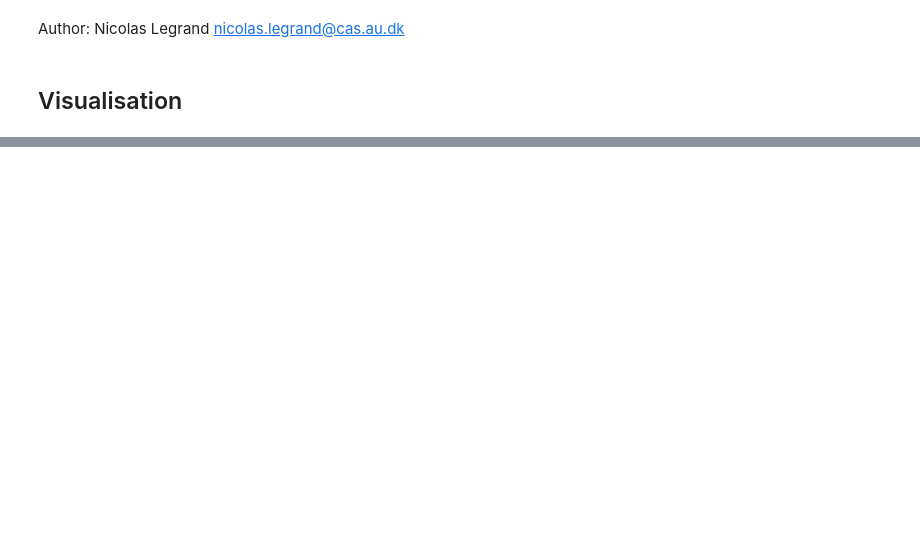
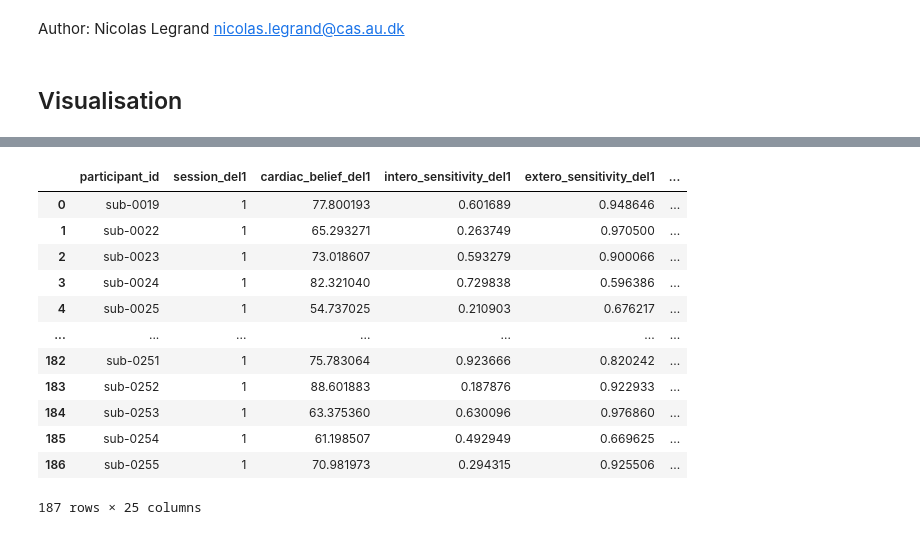
Before and after one commit to LegrandNico/ComputationalCardioception, a Jupyter notebook: code/notebooks/Figure_3_intero_extero.ipynb, the cells around one changed output, grey strips where cells are left out. Saved outputs shown, nothing was run; the diff lists cells and outputs as text; code cells hidden in the pictures; blank space fills up the shorter version.

```diff
--- a/code/notebooks/Figure_3_intero_extero.ipynb
+++ b/code/notebooks/Figure_3_intero_extero.ipynb
@@ -62,6 +62,22 @@ merged = pd.merge(
     on="participant_id",
     suffixes=("_del1", "_del2"),
 )
+# %%
+merged
+# %% [output]
+|  | participant_id | session_del1 | cardiac_belief_del1 | intero_sensitivity_del1 | extero_sensitivity_del1 | ... |
+| 0 | sub-0019 | 1 | 77.800193 | 0.601689 | 0.948646 | ... |
+| 1 | sub-0022 | 1 | 65.293271 | 0.263749 | 0.970500 | ... |
+| 2 | sub-0023 | 1 | 73.018607 | 0.593279 | 0.900066 | ... |
+| 3 | sub-0024 | 1 | 82.321040 | 0.729838 | 0.596386 | ... |
+| 4 | sub-0025 | 1 | 54.737025 | 0.210903 | 0.676217 | ... |
+| ... | ... | ... | ... | ... | ... | ... |
+| 182 | sub-0251 | 1 | 75.783064 | 0.923666 | 0.820242 | ... |
+| 183 | sub-0252 | 1 | 88.601883 | 0.187876 | 0.922933 | ... |
+| 184 | sub-0253 | 1 | 63.375360 | 0.630096 | 0.976860 | ... |
+| 185 | sub-0254 | 1 | 61.198507 | 0.492949 | 0.669625 | ... |
+| 186 | sub-0255 | 1 | 70.981973 | 0.294315 | 0.925506 | ... |
+187 rows × 25 columns
 # %%
 fig, axs = plt.subplots(figsize=(2, 4), nrows=2)
 
```
Also changed, not shown: parts of 2 cells of this notebook, 14 other files.
